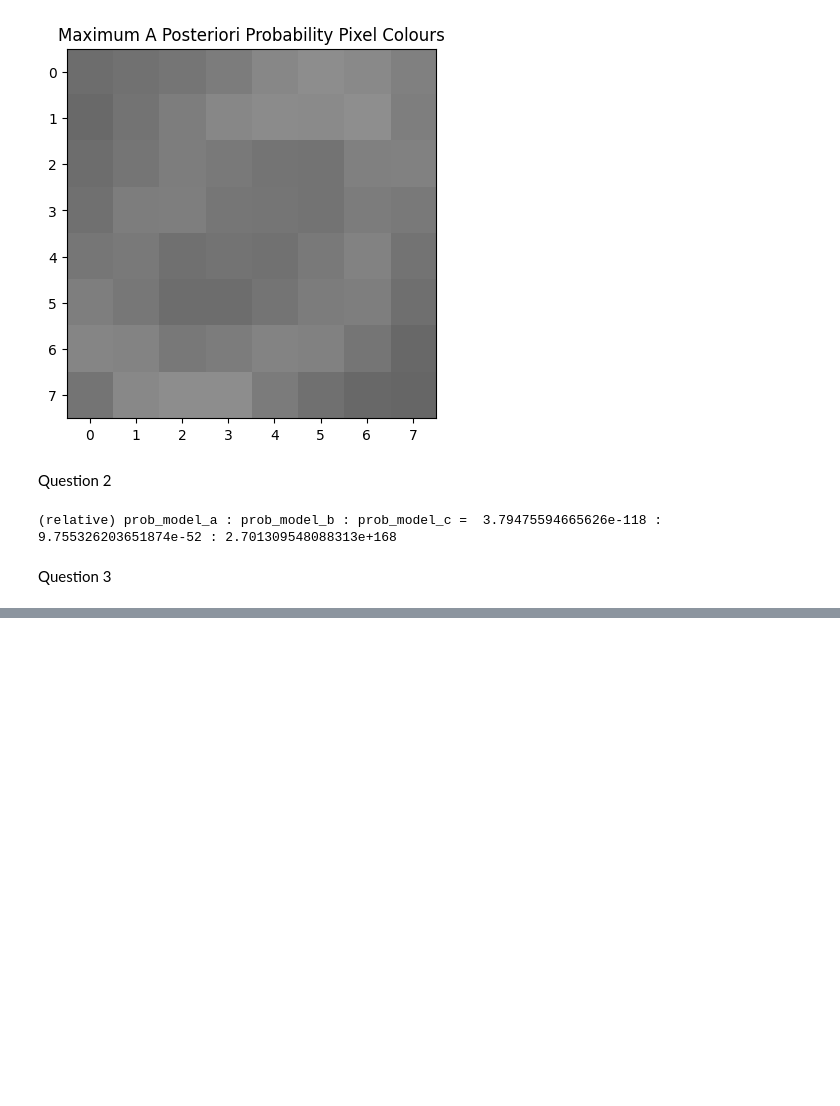
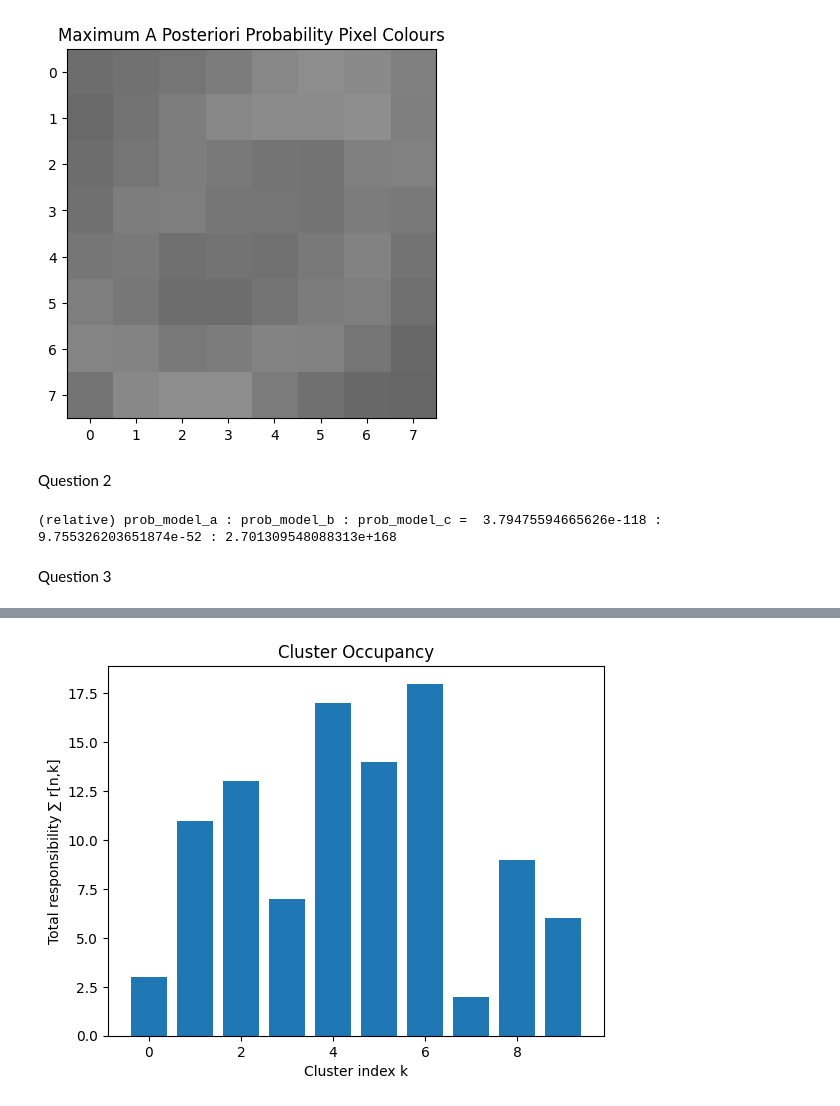
Before and after one commit to shr1ram/msc_csml, a Jupyter notebook: Probabilistic_and_Unsupervised_Learning/solutions.ipynb, the cells around one changed output, grey strips where cells are left out. Cells and saved outputs as stored; diff of their text form; code cells hidden in the pictures; blank space fills up the shorter version.

```diff
--- a/Probabilistic_and_Unsupervised_Learning/solutions.ipynb
+++ b/Probabilistic_and_Unsupervised_Learning/solutions.ipynb
@@ -185,0 +267,9 @@ Mixture weights: [nan nan]
+# %%
+cluster_mass = r.sum(axis=0)   # length K
+plt.bar(range(len(cluster_mass)), cluster_mass)
+plt.xlabel("Cluster index k")
+plt.ylabel("Total responsibility ∑ r[n,k]")
+plt.title("Cluster Occupancy")
+plt.show()
+# %% [output]
+[figure, added]
```
Also changed, not shown: parts of 8 cells of this notebook.
